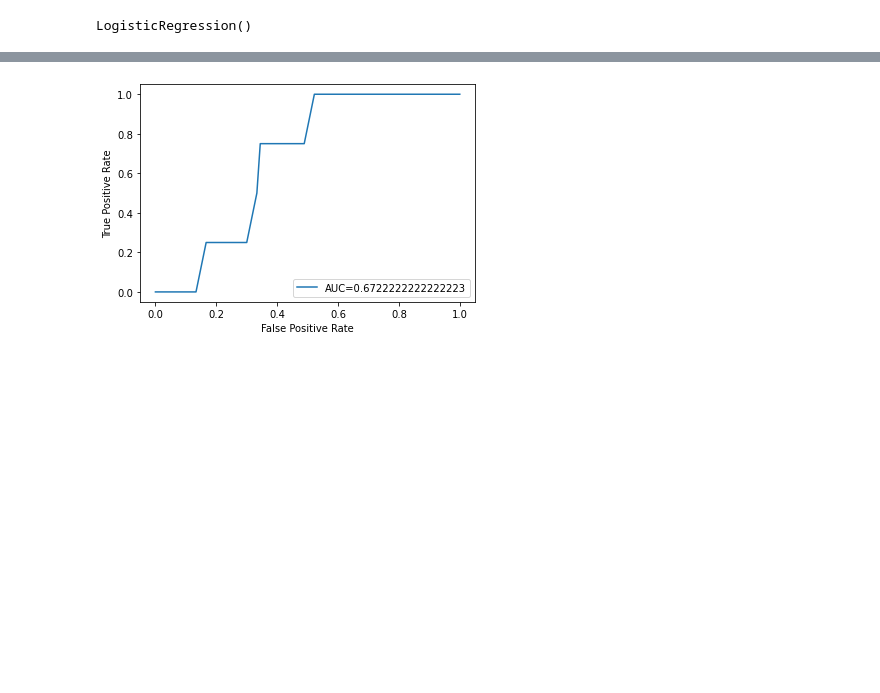
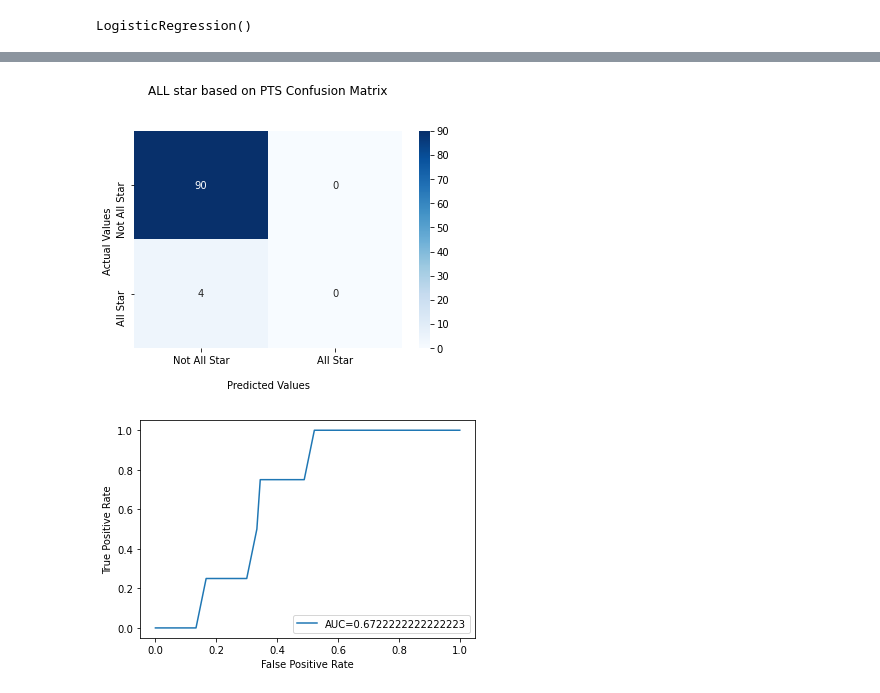
Before and after one commit to MennoCoehoorn/OZNAL, a Jupyter notebook: NBA.ipynb, the cells around one changed output, grey strips where cells are left out. Saved outputs shown, nothing was run; the diff lists cells and outputs as text; code cells hidden in the pictures; blank space fills up the shorter version.

```diff
--- a/NBA.ipynb
+++ b/NBA.ipynb
@@ -1004,0 +1022,2 @@ print(predictions)
+# %%
+predictions = logisticRegrGS.predict(X_test)
@@ -1005,3 +1050,7 @@ print(predictions)
+# %%
+print_confusion_matrix(predictions, y_test)
+# %% [output]
+[figure, added]
 # %%
 y_pred_proba = logisticRegrGS.predict_proba(X_test)[::,1]
 fprGS, tprGS, _ = metrics.roc_curve(y_test,  y_pred_proba)
```
Also changed, not shown: parts of 18 cells of this notebook.
